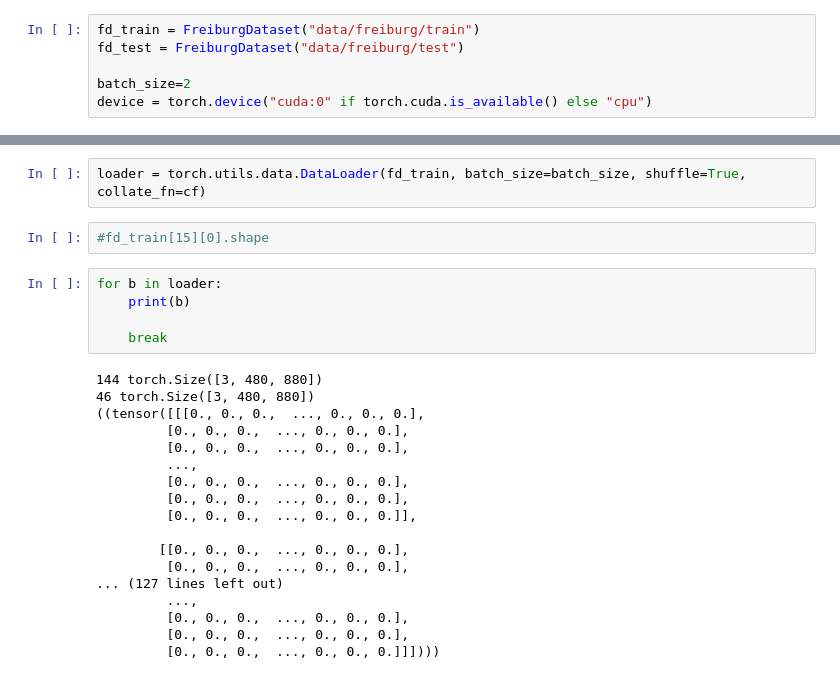
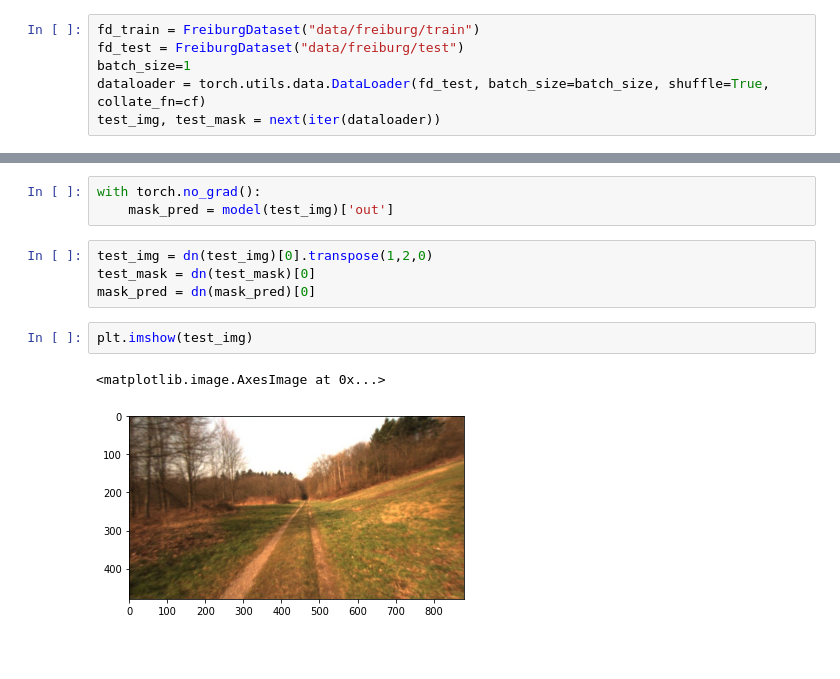
Before and after one commit to Andrewwango/vegetation-segmentation, a Jupyter notebook: forest-mask-rcnn/analysis.ipynb, the cells around one changed output, grey strips where cells are left out. Saved outputs shown, nothing was run; the diff lists cells and outputs as text; blank space fills up the shorter version.

```diff
--- a/forest-mask-rcnn/analysis.ipynb
+++ b/forest-mask-rcnn/analysis.ipynb
@@ -10,6 +40,6 @@ from deeplabmodel import DeepLabv3Model
 # %%
 fd_train = FreiburgDataset("data/freiburg/train")
 fd_test = FreiburgDataset("data/freiburg/test")
-
-batch_size=2
-device = torch.device("cuda:0" if torch.cuda.is_available() else "cpu")
+batch_size=1
+dataloader = torch.utils.data.DataLoader(fd_test, batch_size=batch_size, shuffle=True, collate_fn=cf)
+test_img, test_mask = next(iter(dataloader))
@@ -43,27 +46,12 @@ def cf(batch):
-# %%
-loader = torch.utils.data.DataLoader(fd_train, batch_size=batch_size, shuffle=True, collate_fn=cf)
-# %%
-#fd_train[15][0].shape
-# %%
-for b in loader:
-    print(b)
-
-    break
-# %% [output]
-144 torch.Size([3, 480, 880])
-46 torch.Size([3, 480, 880])
-((tensor([[[0., 0., 0.,  ..., 0., 0., 0.],
-         [0., 0., 0.,  ..., 0., 0., 0.],
-         [0., 0., 0.,  ..., 0., 0., 0.],
-         ...,
-         [0., 0., 0.,  ..., 0., 0., 0.],
-         [0., 0., 0.,  ..., 0., 0., 0.],
-         [0., 0., 0.,  ..., 0., 0., 0.]],
-
-        [[0., 0., 0.,  ..., 0., 0., 0.],
-         [0., 0., 0.,  ..., 0., 0., 0.],
-... (127 lines left out)
-         ...,
-         [0., 0., 0.,  ..., 0., 0., 0.],
-         [0., 0., 0.,  ..., 0., 0., 0.],
-         [0., 0., 0.,  ..., 0., 0., 0.]]])))
+# %%
+with torch.no_grad():
+    mask_pred = model(test_img)['out']
+# %%
+test_img = dn(test_img)[0].transpose(1,2,0)
+test_mask = dn(test_mask)[0]
+mask_pred = dn(mask_pred)[0]
+# %%
+plt.imshow(test_img)
+# %% [output]
+<matplotlib.image.AxesImage at 0x...>
+[figure, added]
```
Also changed, not shown: parts of 12 cells of this notebook, 8 other files.
